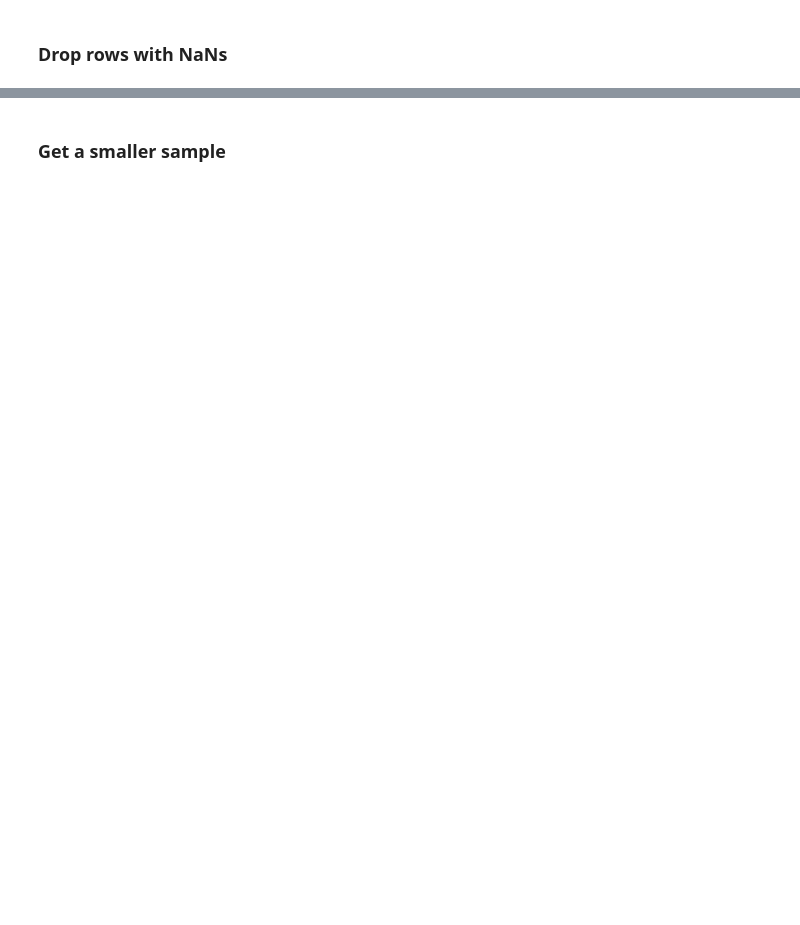
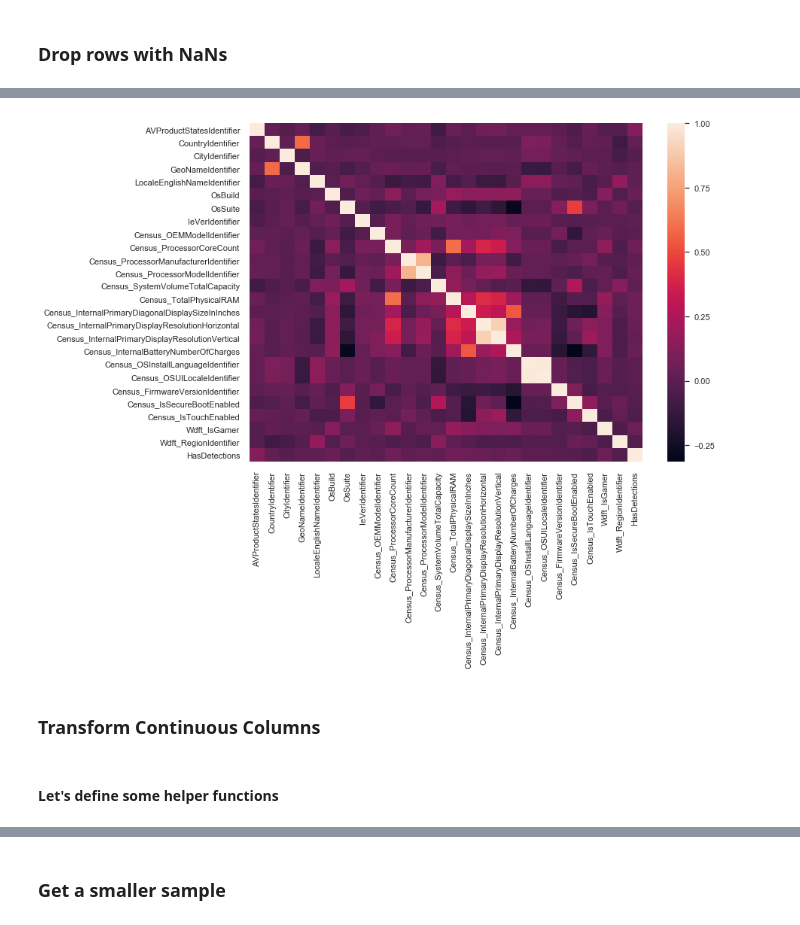
Before and after one commit to tjdolan121/microsoft-kaggle-comp, a Jupyter notebook: data-cleaning.ipynb, the cells around one changed output, grey strips where cells are left out. Drawn from its saved outputs; the diff is of its cells as text; code cells hidden in the pictures; blank space fills up the shorter version.

```diff
--- a/data-cleaning.ipynb
+++ b/data-cleaning.ipynb
@@ -152,0 +358,8 @@ df.reset_index(drop=True, inplace=True)
+# %%
+# Second Round
+
+df_sample = df.sample(10000)
+sns.set(rc={'figure.figsize':(11.7,8.27)})
+sns.heatmap(df_sample.corr());
+# %% [output]
+[figure, added]
@@ -152,0 +372,4 @@ df.reset_index(drop=True, inplace=True)
+# %% [markdown]
+### Transform Continuous Columns
+# %% [markdown]
+#### Let's define some helper functions
```
Also changed, not shown: parts of 35 cells of this notebook.
